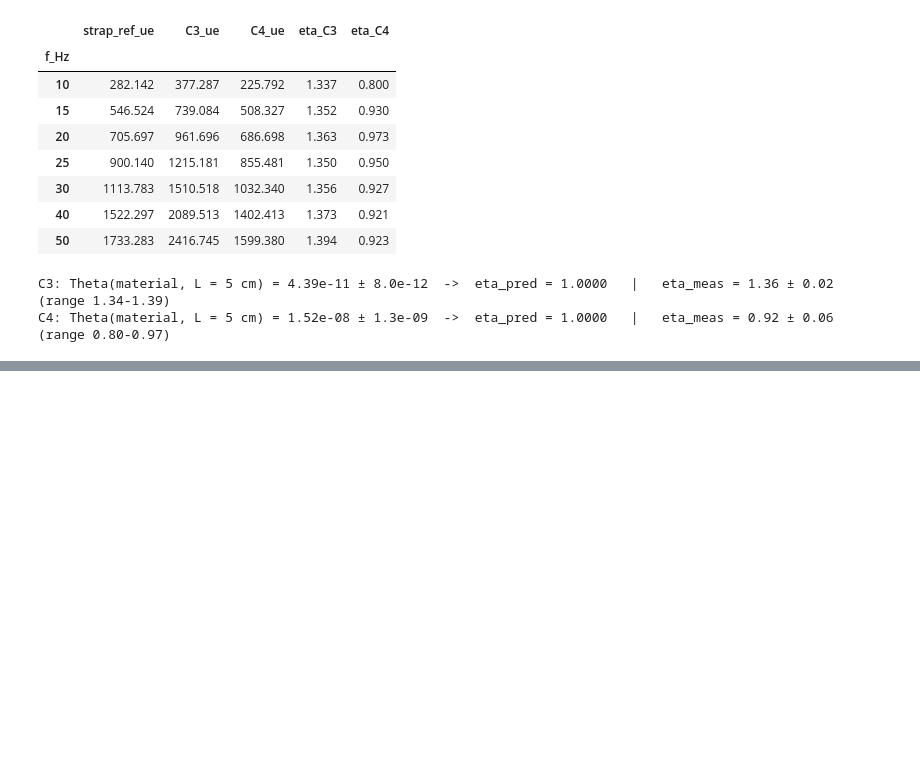
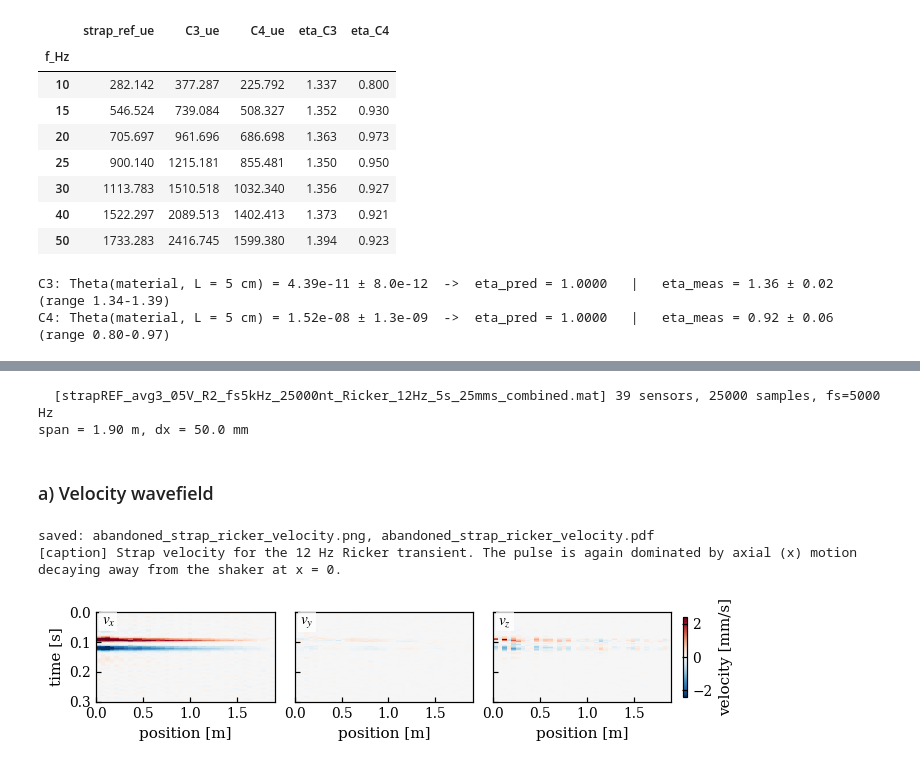
Before and after one commit to olav-cor/ldv-cable-coupling, a Jupyter notebook: Analysis_v2/09_Abandoned_Experiments.ipynb, the cells around one changed output, grey strips where cells are left out. Cells and saved outputs as stored; diff of their text form; code cells hidden in the pictures; blank space fills up the shorter version.

```diff
--- a/Analysis_v2/09_Abandoned_Experiments.ipynb
+++ b/Analysis_v2/09_Abandoned_Experiments.ipynb
@@ -47,6 +51,15 @@ SEGMENT_FILES = {
 }
 
 
+# 12 Hz Ricker-transient variants of the strap / segment recordings (§ 4-5)
+STRAP_RICKER_FILE = COMBINED + r"\strapREF_avg3_05V_R2_fs5kHz_25000nt_Ricker_12Hz_5s_25mms_combined.mat"
+SEGMENT_RICKER_FILES = {
+    'strap ref': COMBINED + r"\strapPos2Ref_avg3_05V_R2_fs5kHz_25000nt_Ricker_12Hz_5s_25mms_m7.mat",
+    'C3':        COMBINED + r"\Cable2Pos2_avg3_05V_R2_fs5kHz_25000nt_Ricker_12Hz_5s_25mms_m7.mat",
+    'C4':        COMBINED + r"\Cable3Pos2_avg3_05V_R2_fs5kHz_25000nt_Ricker_12Hz_5s_25mms_m7.mat",
+}
+
+
 def displacement_field(ds, fmin_hp=None):
     """Integrate the three velocity components to displacement (FFT method)."""
     kw = {} if fmin_hp is None else dict(fmin_hp=fmin_hp)
@@ -353,0 +374,25 @@ C4: Theta(material, L = 5 cm) = 1.52e-08 ± 1.3e-09  ->  eta_pred = 1.0000   |
+# %%
+strap_r = io.load_line_dataset(STRAP_RICKER_FILE)
+x_strap_r = strap_r['x'] - strap_r['x'][0]
+
+T_STRAP_R = (0.0, 0.3)     # Ricker arrival is at ~0.09 s
+print(f"span = {x_strap_r[-1]:.2f} m, dx = {np.mean(np.diff(x_strap_r))*1e3:.1f} mm")
+# %% [output]
+  [strapREF_avg3_05V_R2_fs5kHz_25000nt_Ricker_12Hz_5s_25mms_combined.mat] 39 sensors, 25000 samples, fs=5000 Hz
+span = 1.90 m, dx = 50.0 mm
+# %% [markdown]
+### a) Velocity wavefield
+# %%
+fig, _ = paper.wavefield_panels(
+    x_strap_r, strap_r['t'],
+    [(r'$v_x$', strap_r['vx']), (r'$v_y$', strap_r['vy']), (r'$v_z$', strap_r['vz'])],
+    clim_pct=99.5, t_lim=T_STRAP_R,
+    cbar_label='velocity [mm/s]', scale=1e3)
+paper.save_paper_fig(fig, 'abandoned_strap_ricker_velocity', tight=False)
+paper.caption_note('Strap velocity for the 12 Hz Ricker transient. The pulse '
+                   'is again dominated by axial (x) motion decaying away from '
+                   'the shaker at x = 0.')
+# %% [output]
+saved: abandoned_strap_ricker_velocity.png, abandoned_strap_ricker_velocity.pdf
+[caption] Strap velocity for the 12 Hz Ricker transient. The pulse is again dominated by axial (x) motion decaying away from the shaker at x = 0.
+[figure, added]
```
Also changed, not shown: parts of 13 cells of this notebook, 27 other files.
